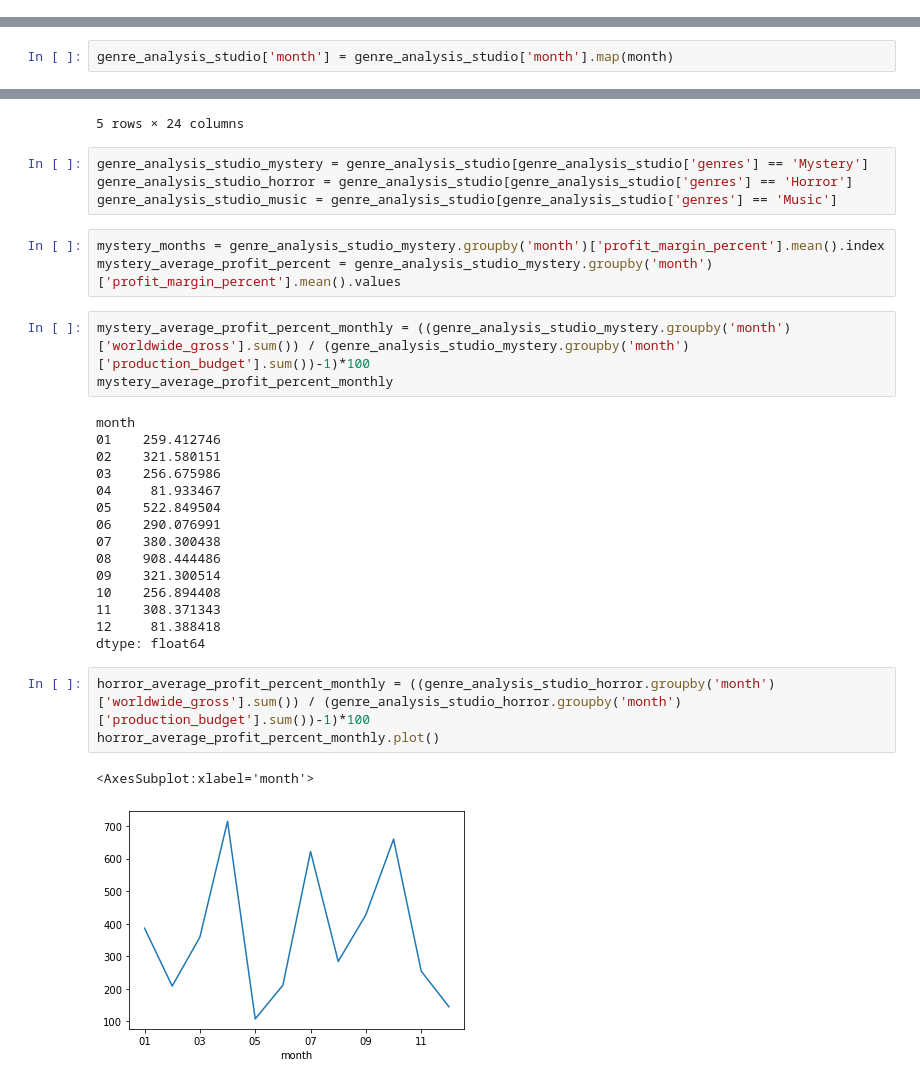
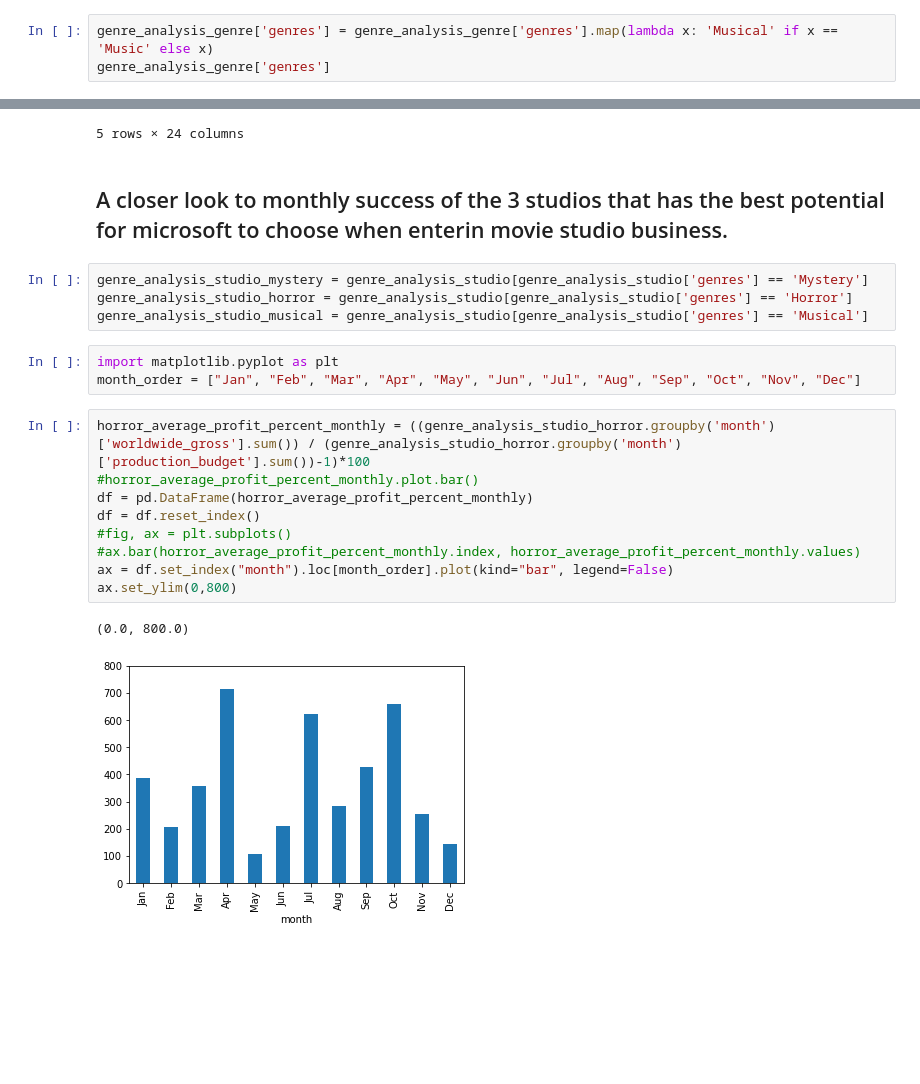
Before and after one commit to FeritYikar/ds-phase1-project, a Jupyter notebook: Cleaning_Folder/Ferit.ipynb, the cells around one changed output, grey strips where cells are left out. Drawn from its saved outputs; the diff is of its cells as text; blank space fills up the shorter version.

```diff
--- a/Cleaning_Folder/Ferit.ipynb
+++ b/Cleaning_Folder/Ferit.ipynb
@@ -256,0 +266,3 @@ genre_analysis_genre = genre_analysis.explode('genres')
+# %%
+genre_analysis_genre['genres'] = genre_analysis_genre['genres'].map(lambda x: 'Musical' if x == 'Music' else x)
+genre_analysis_genre['genres']
@@ -481,3 +446 @@ month = {'Jan': '01', 'Feb': '02', 'Mar': '03', 'Apr': '04', 'May': '05', 'Jun':
 genre_analysis_studio['month'] = genre_analysis_studio['release_date'].map(lambda x : x[:3])
-# %%
-genre_analysis_studio['month'] = genre_analysis_studio['month'].map(month)
@@ -491,35 +457,25 @@ genre_analysis_studio.head()
 | 3 | Avengers: Age of Ultron 2015 | 4 | May 1, 2015 | Avengers: Age of Ultron | 330600000 | 459005868 | 1403013963 | ... |
 | 4 | Avengers: Age of Ultron 2015 | 4 | May 1, 2015 | Avengers: Age of Ultron | 330600000 | 459005868 | 1403013963 | ... |
 5 rows × 24 columns
+# %% [markdown]
+## A closer look to monthly success of the 3 studios that has the best potential for microsoft to choose when enterin movie studio business.
 # %%
 genre_analysis_studio_mystery = genre_analysis_studio[genre_analysis_studio['genres'] == 'Mystery']
 genre_analysis_studio_horror = genre_analysis_studio[genre_analysis_studio['genres'] == 'Horror']
-genre_analysis_studio_music = genre_analysis_studio[genre_analysis_studio['genres'] == 'Music']
+genre_analysis_studio_musical = genre_analysis_studio[genre_analysis_studio['genres'] == 'Musical']
-# %%
-mystery_months = genre_analysis_studio_mystery.groupby('month')['profit_margin_percent'].mean().index
-mystery_average_profit_percent = genre_analysis_studio_mystery.groupby('month')['profit_margin_percent'].mean().values
-# %%
-mystery_average_profit_percent_monthly = ((genre_analysis_studio_mystery.groupby('month')['worldwide_gross'].sum()) / (genre_analysis_studio_mystery.groupby('month')['production_budget'].sum())-1)*100
-mystery_average_profit_percent_monthly
-# %% [output]
-month
-01    259.412746
-02    321.580151
-03    256.675986
-04     81.933467
-05    522.849504
-06    290.076991
-07    380.300438
-08    908.444486
-09    321.300514
-10    256.894408
-11    308.371343
-12     81.388418
-dtype: float64
+# %%
+import matplotlib.pyplot as plt
+month_order = ["Jan", "Feb", "Mar", "Apr", "May", "Jun", "Jul", "Aug", "Sep", "Oct", "Nov", "Dec"]
 # %%
 horror_average_profit_percent_monthly = ((genre_analysis_studio_horror.groupby('month')['worldwide_gross'].sum()) / (genre_analysis_studio_horror.groupby('month')['production_budget'].sum())-1)*100
-horror_average_profit_percent_monthly.plot()
+#horror_average_profit_percent_monthly.plot.bar()
+df = pd.DataFrame(horror_average_profit_percent_monthly)
+df = df.reset_index()
+#fig, ax = plt.subplots()
+#ax.bar(horror_average_profit_percent_monthly.index, horror_average_profit_percent_monthly.values)
+ax = df.set_index("month").loc[month_order].plot(kind="bar", legend=False)
+ax.set_ylim(0,800)
 # %% [output]
-<AxesSubplot:xlabel='month'>
+(0.0, 800.0)
-[figure, old version]
+[figure, new version]
 # %%
```
Also changed, not shown: parts of 39 cells of this notebook.
